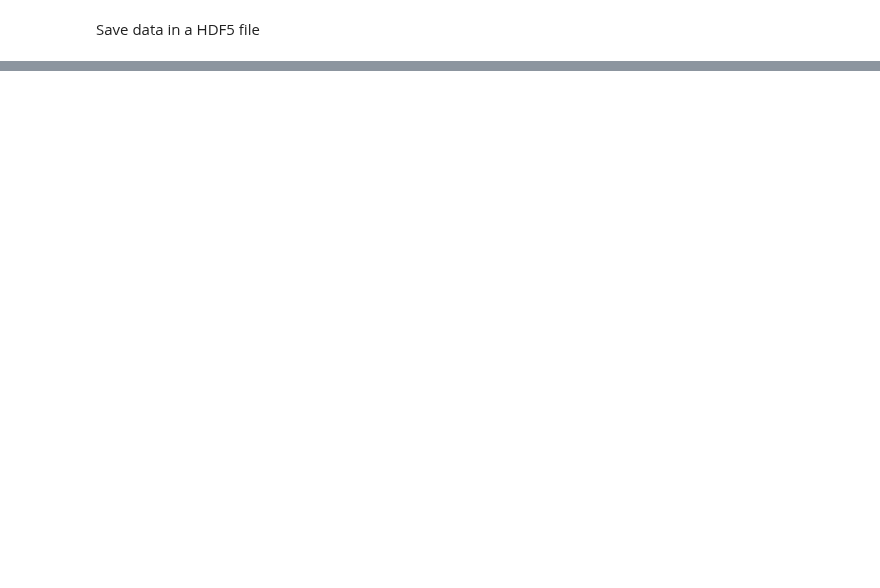
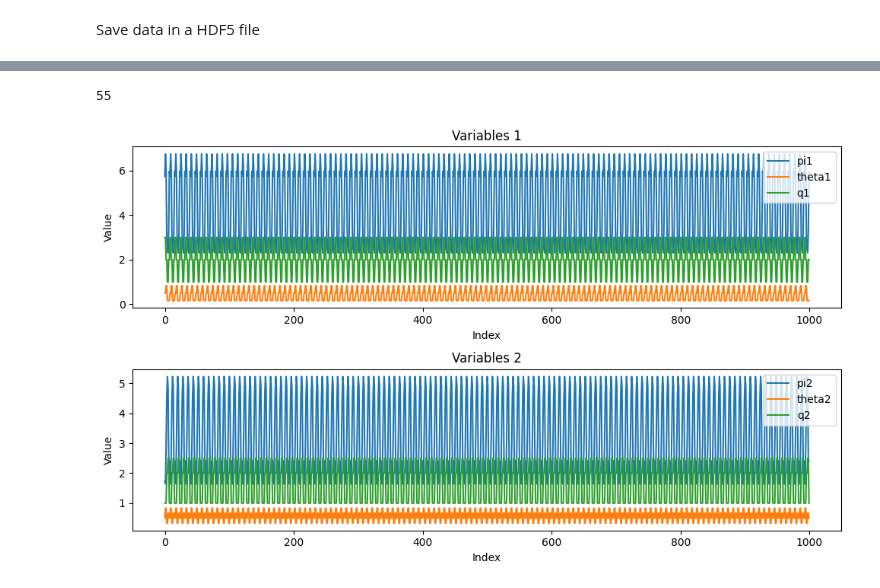
Before and after one commit to WouterBant/Algorithmic-Collusion-an-Experimental-Study, a Jupyter notebook: src/Baseline.ipynb, the cells around one changed output, grey strips where cells are left out. Cells and saved outputs as stored; diff of their text form; code cells hidden in the pictures; blank space fills up the shorter version.

Commit message:
baseline data collected

```diff
--- a/src/Baseline.ipynb
+++ b/src/Baseline.ipynb
@@ -62,10 +47,28 @@ file.close()
 file = h5py.File(file_path, 'r')
 
 # Access the dataset within the 'simulation' group
-dataset = file['simulation/q1']
+group = file['TheBaseline']
 
-# Read the data into a numpy array
-q1_data = dataset[:]
+pi1_L = group['pi1_L'][:]  # Read the entire dataset
+pi2_L = group['pi2_L'][:]
+theta1_L = group['theta1_L'][:]
+theta2_L = group['theta2_L'][:]
+q1_L = group['q1_L'][:]
+q2_L = group['q2_L'][:]
+pi1_t = group['pi1_t'][:]
+pi2_t = group['pi2_t'][:]
+theta1_t = group['theta1_t'][:]
+theta2_t = group['theta2_t'][:]
+q1_t = group['q1_t'][:]
+q2_t = group['q2_t'][:]
 
 # Close the HDF5 file
 file.close()
+# %%
+len(q1_t[500])
+# %% [output]
+55
+# %%
+visualize_last_L(pi1_L[824], pi2_L[824], theta1_L[824], theta2_L[824], q1_L[824], q2_L[824])
+# %% [output]
+[figure, added]
```
Also changed, not shown: parts of 9 cells of this notebook, 3 other files.
